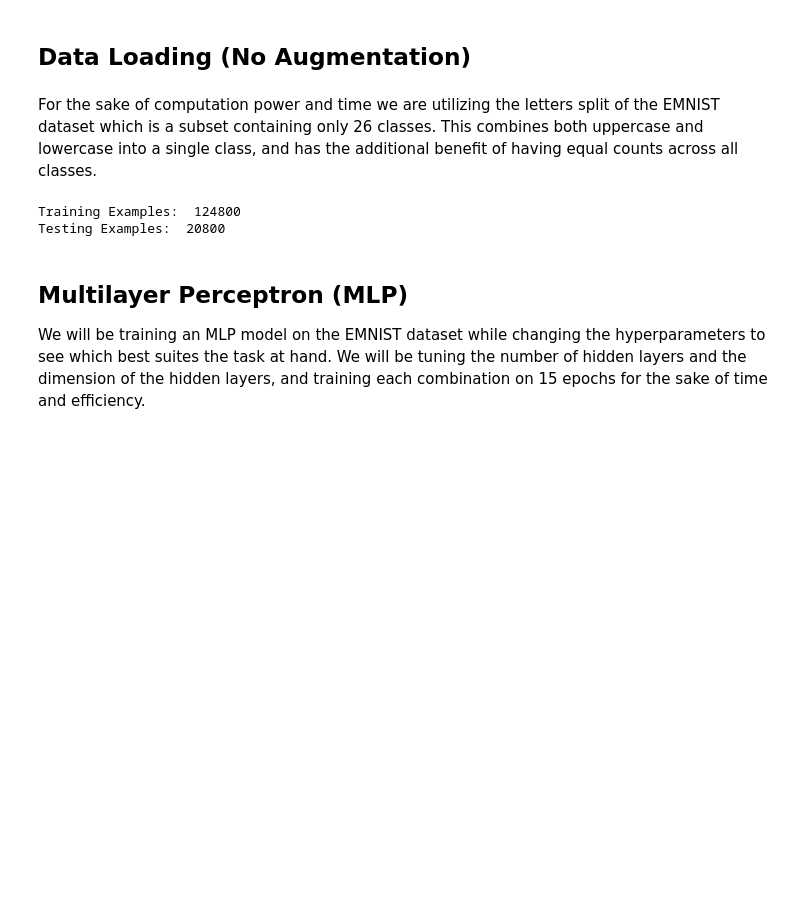
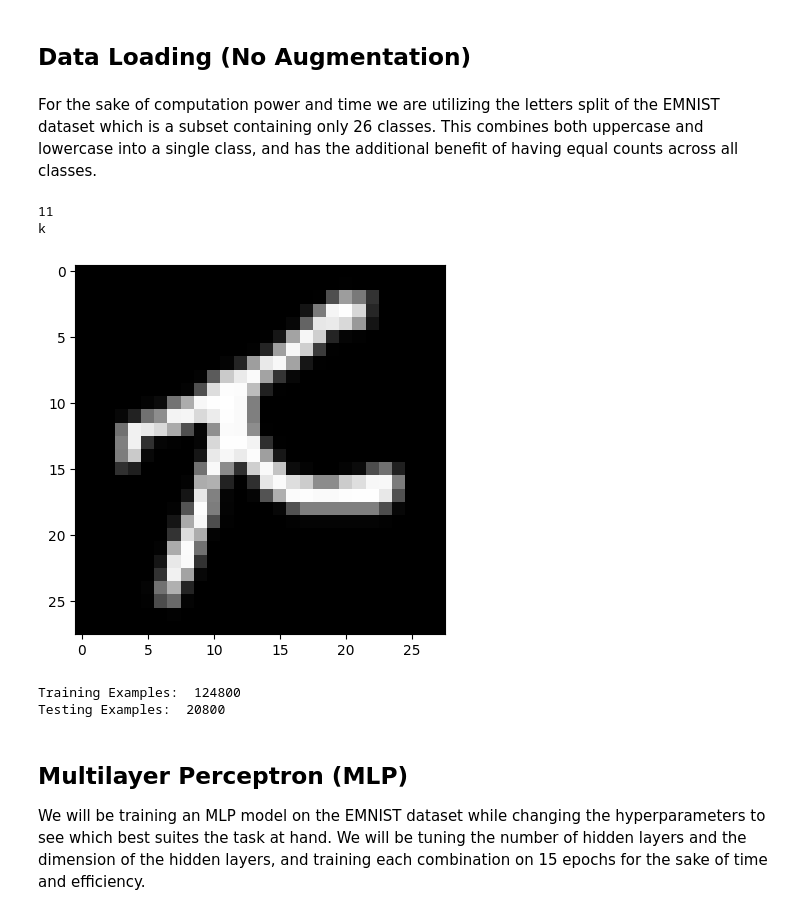
Before and after one commit to pmoharana-cmd/comp562-final-project, a Jupyter notebook: neural-network.ipynb, the cells around one changed output. Drawn from its saved outputs; the diff is of its cells as text; code cells hidden in the pictures; blank space fills up the shorter version.

```diff
--- a/neural-network.ipynb
+++ b/neural-network.ipynb
@@ -68,3 +68,19 @@ train_loader, train_set, test_loader, test_set = load_dataset(download_dir, True
+# %%
+index = 50
+
+for temp, i in enumerate(train_set):
+    label = i[1]
+    if label != 11:
+        continue
+    print(label)
+    print(chr(ord("a") + label - 1))
+    image = i[0].numpy()[0]
+    plt.imshow(image, cmap="gray")
+    break
+# %% [output]
+11
+k
+[figure, added]
 # %%
 print("Training Examples: ", len(train_set))
 print("Testing Examples: ", len(test_set))
```
Also changed, not shown: parts of 18 cells of this notebook, 3 other files.
